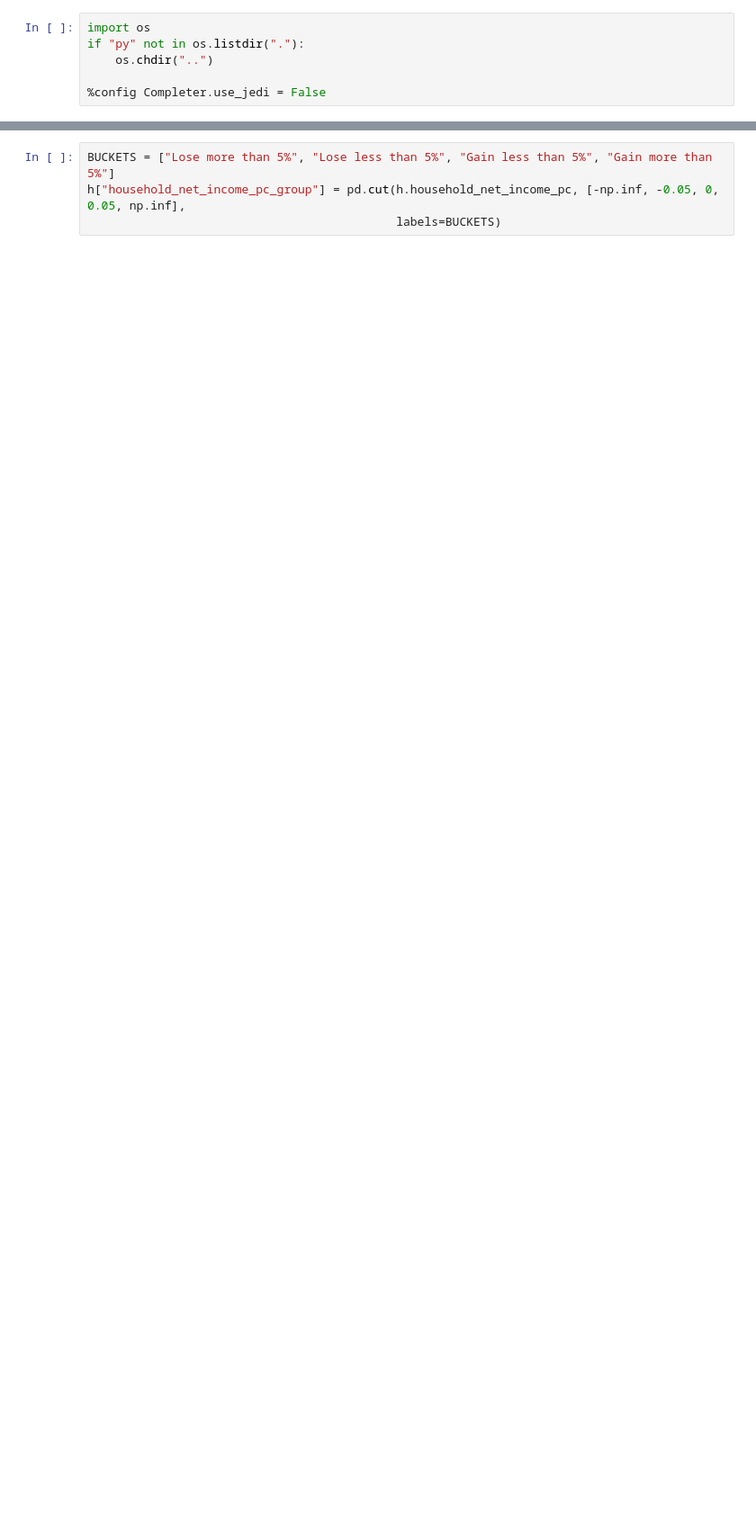
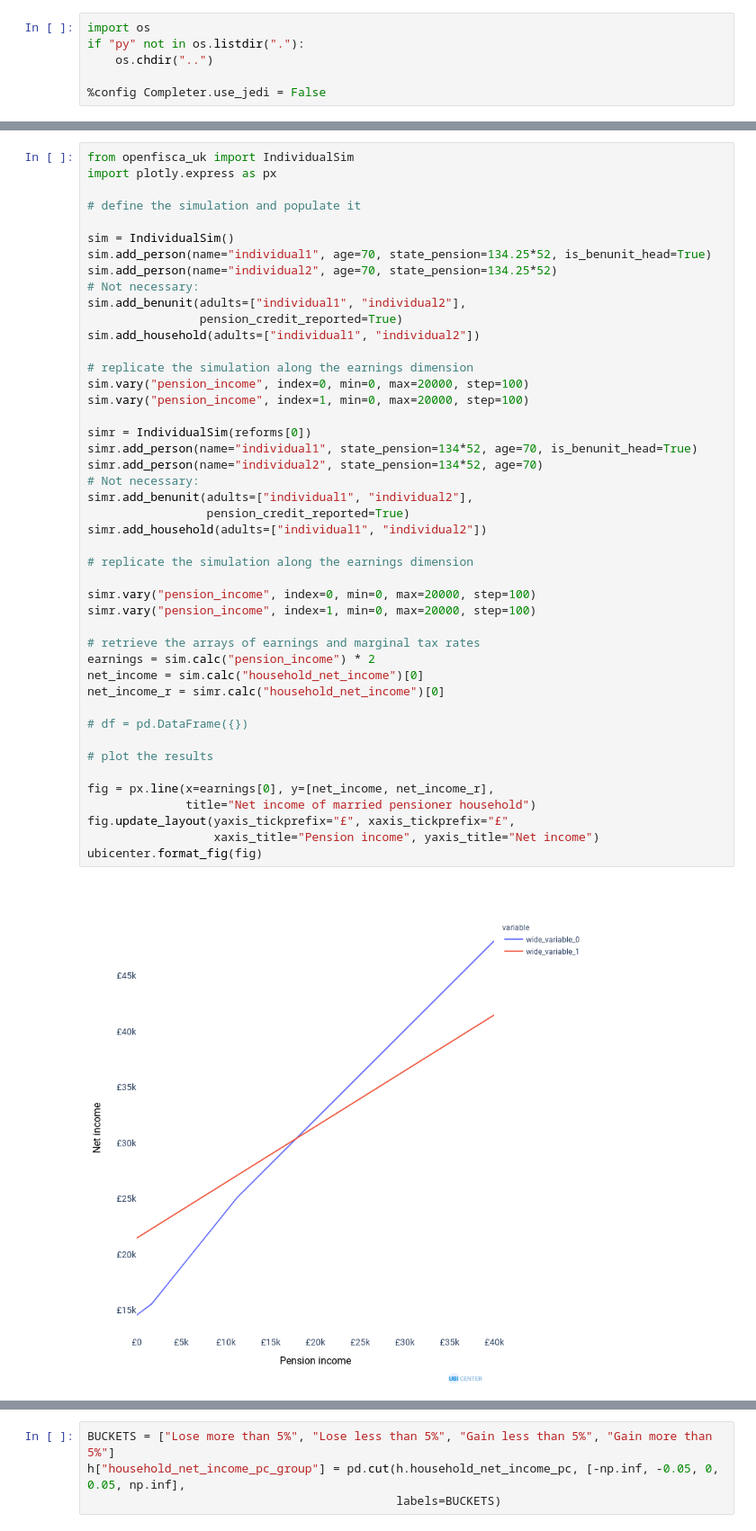
Before and after one commit to UBICenter/uk, a Jupyter notebook: jb/scratch.ipynb, the cells around one changed output, grey strips where cells are left out. Shown at 90% size. Cells and saved outputs as stored; diff of their text form; blank space fills up the shorter version.

```diff
--- a/jb/scratch.ipynb
+++ b/jb/scratch.ipynb
@@ -261,0 +265,47 @@ decile["pc"] = decile.chg / decile.household_net_income_base
+# %%
+from openfisca_uk import IndividualSim
+import plotly.express as px
+
+# define the simulation and populate it
+
+sim = IndividualSim()
+sim.add_person(name="individual1", age=70, state_pension=134.25*52, is_benunit_head=True)
+sim.add_person(name="individual2", age=70, state_pension=134.25*52)
+# Not necessary:
+sim.add_benunit(adults=["individual1", "individual2"],
+                pension_credit_reported=True)
+sim.add_household(adults=["individual1", "individual2"])
+
+# replicate the simulation along the earnings dimension
+sim.vary("pension_income", index=0, min=0, max=20000, step=100)
+sim.vary("pension_income", index=1, min=0, max=20000, step=100)
+
+simr = IndividualSim(reforms[0])
+simr.add_person(name="individual1", state_pension=134*52, age=70, is_benunit_head=True)
+simr.add_person(name="individual2", state_pension=134*52, age=70)
+# Not necessary:
+simr.add_benunit(adults=["individual1", "individual2"],
+                 pension_credit_reported=True)
+simr.add_household(adults=["individual1", "individual2"])
+
+# replicate the simulation along the earnings dimension
+
+simr.vary("pension_income", index=0, min=0, max=20000, step=100)
+simr.vary("pension_income", index=1, min=0, max=20000, step=100)
+
+# retrieve the arrays of earnings and marginal tax rates
+earnings = sim.calc("pension_income") * 2
+net_income = sim.calc("household_net_income")[0]
+net_income_r = simr.calc("household_net_income")[0]
+
+# df = pd.DataFrame({})
+
+# plot the results
+
+fig = px.line(x=earnings[0], y=[net_income, net_income_r],
+              title="Net income of married pensioner household")
+fig.update_layout(yaxis_tickprefix="£", xaxis_tickprefix="£",
+                  xaxis_title="Pension income", yaxis_title="Net income")
+ubicenter.format_fig(fig)
+# %% [output]
+[figure, added]
```
Also changed, not shown: parts of 28 cells of this notebook, 42 other files.
